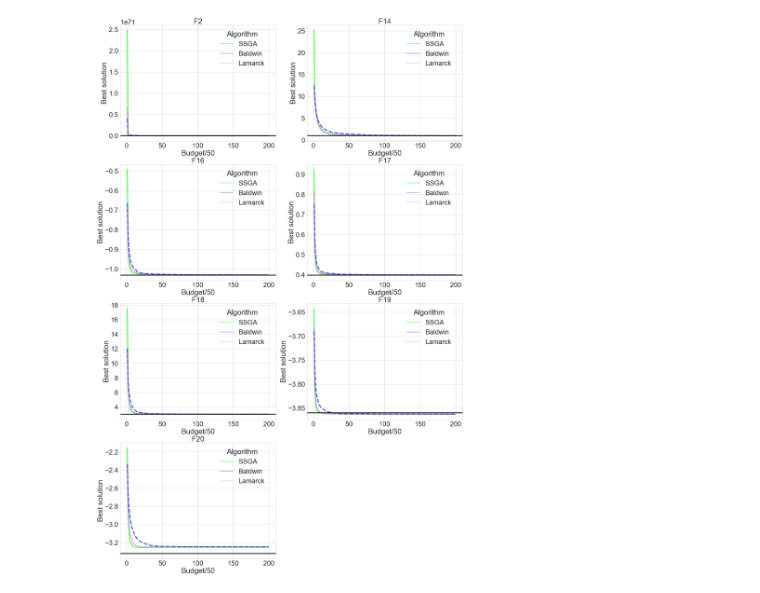
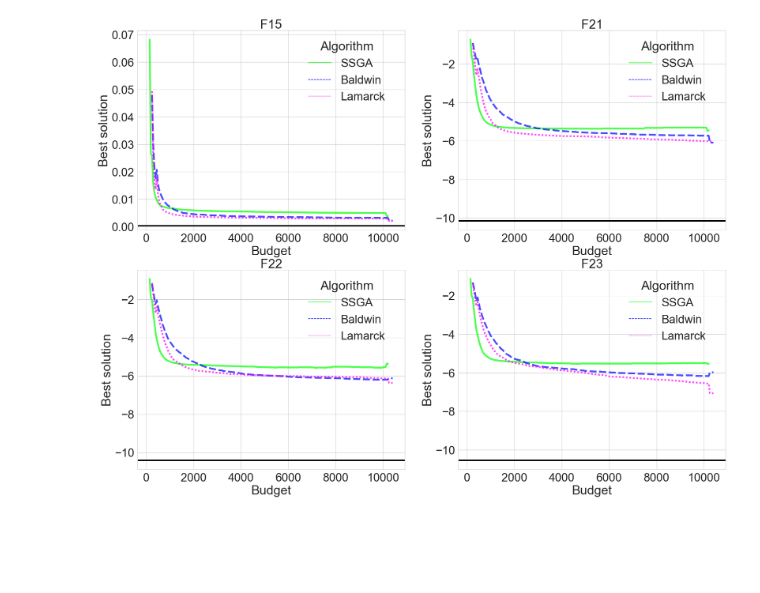
Before and after one commit to JIAOJIAOMEI/Evolution_algorithm, a Jupyter notebook: budget analysis/other functions/plots/plots.ipynb, the cells around one changed output. Drawn from its saved outputs; the diff is of its cells as text; code cells hidden in the pictures; blank space fills up the shorter version.

```diff
--- a/budget analysis/other functions/plots/plots.ipynb
+++ b/budget analysis/other functions/plots/plots.ipynb
@@ -132,17 +259,17 @@ def show_graph(dataframe):
            "Baldwin":"blue"}
         dashes={"SSGA":(1, 1), "Baldwin":(3, 3), "Lamarck":(2, 2, 10, 2)}
         sns.set_theme(style="whitegrid",font_scale=3)
-        data = data1[data1["Function"] == func]
+        data = dataframe[dataframe["Function"] == func]
         plt.subplot(dist_rows, dist_cols, i)
         ax =sns.lineplot(data=data,y="Best solution",x="Budget",hue="Algorithm",linewidth=5,errorbar=None,alpha=0.7,palette=palette,style="Algorithm")
         plt.axhline(y=opt[i-1],color="black",linewidth=4)
         sns.move_legend(ax, "upper left", bbox_to_anchor=(0.6, 1),frameon=False)
         # plt.legend([],[], frameon=False)
-        plt.xlabel("Budget/50")
+        plt.xlabel("Budget")
         plt.ylabel(f"Best solution")
         plt.title(f"{func}")
         i = i + 1
-    plt.savefig("./convergence2141617181920_data1.png", dpi=600,bbox_inches='tight')
+    plt.savefig("./convergence2141617181920.png", dpi=600,bbox_inches='tight')
     plt.show()
 show_graph(dataframe=df)
 # %% [output]
@@ -149,0 +277,32 @@ show_graph(dataframe=df)
+# %%
+opt = [0.0, 0.0, 0.0, 0.0, 0.0, 0.0, 0.0, -418.98 * 50, 0.0, 0.0, 0.0, 0.0, 0.0, 1.0, 0.0003, -1.0316, 0.398, 3.0,
+       -3.86, -3.32, -10.1532,-10.4028, -10.5363]
+temp_list =[1,3,5,6,7,11,12,13]#
+func_list=["F"+str(i) for i in temp_list]
+opt = [opt[i-1] for i in temp_list]
+def show_graph(dataframe):
+    sns.set_theme(style="whitegrid",font_scale=1.5)
+    sns.set_style("ticks",{'axes.grid' : True})
+    dist_cols = 2
+    dist_rows = 4
+    plt.figure(figsize=(15 * dist_cols, 12 * dist_rows))
+    i = 1
+    for func in func_list:
+        palette = {"SSGA":"lime",
+           "Lamarck":"magenta",
+           "Baldwin":"blue"}
+        dashes={"SSGA":(1, 1), "Baldwin":(3, 3), "Lamarck":(2, 2, 10, 2)}
+        sns.set_theme(style="whitegrid",font_scale=3)
+        data = dataframe[dataframe["Function"] == func]
+        plt.subplot(dist_rows, dist_cols, i)
+        ax =sns.lineplot(data=data,y="Best solution",x="Budget",hue="Algorithm",linewidth=5,errorbar=None,alpha=0.7,palette=palette,style="Algorithm")
+        plt.axhline(y=opt[i-1],color="black",linewidth=4)
+        sns.move_legend(ax, "upper left", bbox_to_anchor=(0.6, 1),frameon=False)
+        # plt.legend([],[], frameon=False)
+        plt.xlabel("Budget")
+        plt.ylabel(f"Best solution")
+        plt.title(f"{func}")
+        i = i + 1
+    plt.savefig("./convergence13567111213.png", dpi=600,bbox_inches='tight')
+    plt.show()
+show_graph(dataframe=df)
@@ -150,34 +311,34 @@ show_graph(dataframe=df)
 # %%
 opt = [0.0, 0.0, 0.0, 0.0, 0.0, 0.0, 0.0, -418.98 * 50, 0.0, 0.0, 0.0, 0.0, 0.0, 1.0, 0.0003, -1.0316, 0.398, 3.0,
        -3.86, -3.32, -10.1532,-10.4028, -10.5363]
-temp_list =[2,14,16,17,18,19,20]#
+temp_list =[15,21,22,23]#
 func_list=["F"+str(i) for i in temp_list]
 opt = [opt[i-1] for i in temp_list]
 def show_graph(dataframe):
     sns.set_theme(style="whitegrid",font_scale=1.5)
     sns.set_style("ticks",{'axes.grid' : True})
     dist_cols = 2
     dist_rows = 4
     plt.figure(figsize=(15 * dist_cols, 12 * dist_rows))
     i = 1
     for func in func_list:
         palette = {"SSGA":"lime",
            "Lamarck":"magenta",
            "Baldwin":"blue"}
         dashes={"SSGA":(1, 1), "Baldwin":(3, 3), "Lamarck":(2, 2, 10, 2)}
         sns.set_theme(style="whitegrid",font_scale=3)
         data = dataframe[dataframe["Function"] == func]
         plt.subplot(dist_rows, dist_cols, i)
         ax =sns.lineplot(data=data,y="Best solution",x="Budget",hue="Algorithm",linewidth=5,errorbar=None,alpha=0.7,palette=palette,style="Algorithm")
         plt.axhline(y=opt[i-1],color="black",linewidth=4)
         sns.move_legend(ax, "upper left", bbox_to_anchor=(0.6, 1),frameon=False)
         # plt.legend([],[], frameon=False)
-        plt.xlabel("Budget/50")
+        plt.xlabel("Budget")
         plt.ylabel(f"Best solution")
         plt.title(f"{func}")
         i = i + 1
-    plt.savefig("./convergence2141617181920.png", dpi=600,bbox_inches='tight')
+    plt.savefig("./convergence15212223.png", dpi=600,bbox_inches='tight')
     plt.show()
 show_graph(dataframe=df)
 # %% [output]
-[figure, old version]
+[figure, new version]
```
Also changed, not shown: parts of 17 cells of this notebook, 13 other files.
